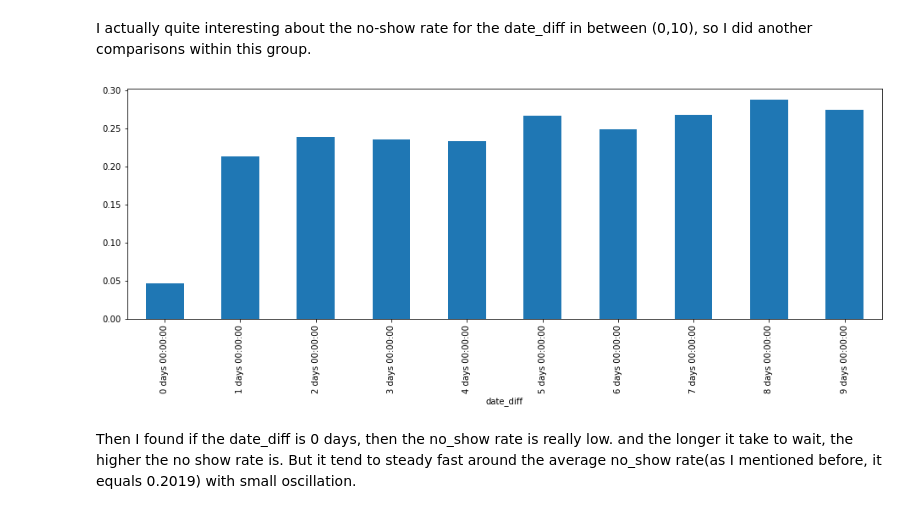
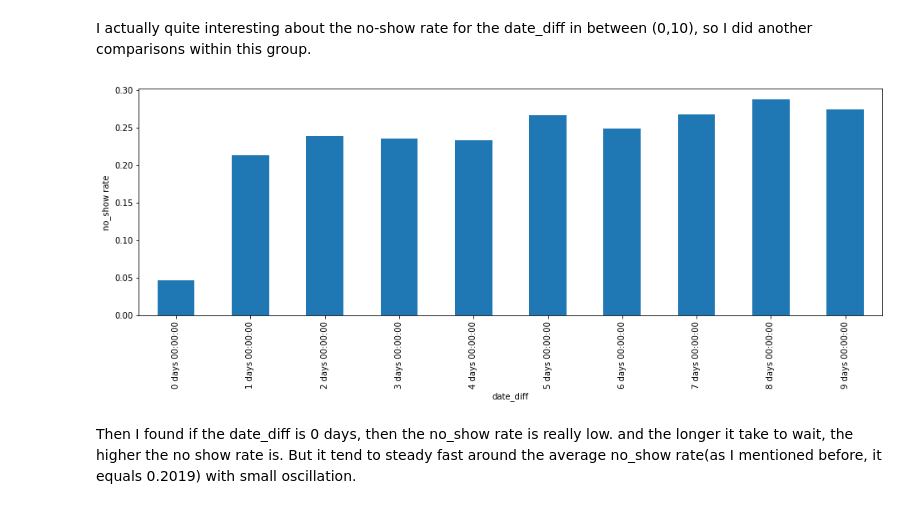
Before and after one commit to wendydoog/Data-Analyst-Nanodegree-Project, a Jupyter notebook: investigate-a-dataset.ipynb, the cells around one changed output. Drawn from its saved outputs; the diff is of its cells as text; code cells hidden in the pictures.

```diff
--- a/investigate-a-dataset.ipynb
+++ b/investigate-a-dataset.ipynb
@@ -88,5 +91,3 @@ Data columns (total 14 columns):
 dtypes: float64(1), int64(8), object(5)
 memory usage: 11.8+ MB
 110527
-# %%
-df.drop(['patientid'], axis = 1, inplace = True)
@@ -282,9 +297,10 @@ Freq: 6D, Name: no_show, dtype: int64
 # %% [markdown]
 I actually quite interesting about the no-show rate for the date_diff in between (0,10), so I did another comparisons within this group.
 # %%
- df[(df.date_diff < '10 days') & (df.date_diff >= '0 days')].groupby('date_diff').no_show.mean().plot(kind = 'bar',figsize = (16,5));
+df[(df.date_diff < '10 days') & (df.date_diff >= '0 days')].groupby('date_diff').no_show.mean().plot(kind = 'bar',figsize = (16,5));
+plt.ylabel('no_show rate');
 # %% [output]
-[figure, old version]
+[figure, new version]
 # %% [markdown]
 Then I found if the date_diff is 0 days, then the no_show rate is really low. and the longer it take to wait, the higher the no show rate is. But it tend to steady fast around the average no_show rate(as I mentioned before, it equals 0.2019) with small oscillation.
 # %% [markdown]
```
Also changed, not shown: parts of 44 cells of this notebook.
